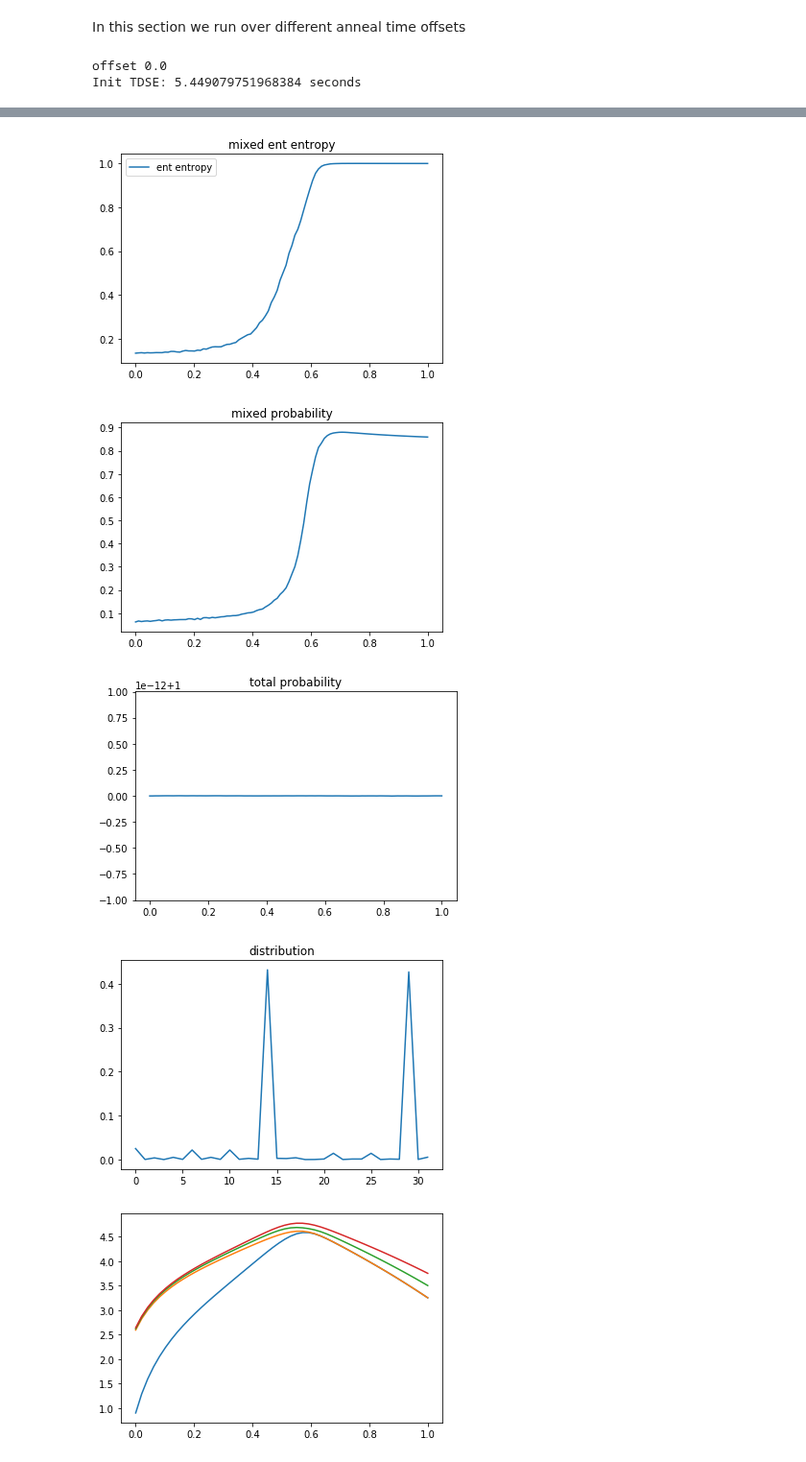
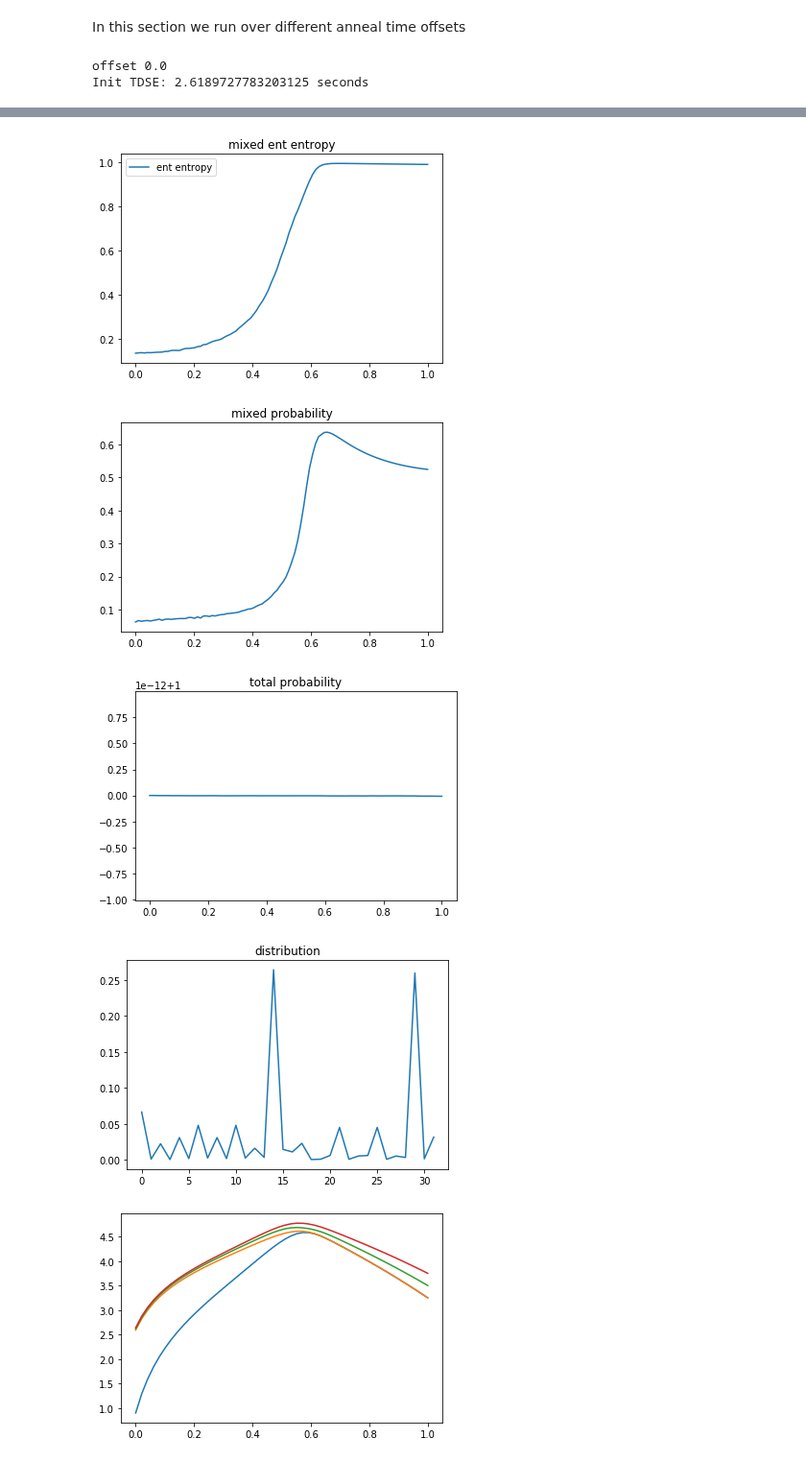
Before and after one commit to cchang5/quantum_linear_programming, a Jupyter notebook: notebooks/runs/run8.ipynb, the cells around one changed output, grey strips where cells are left out. Shown at 96% size. Drawn from its saved outputs; the diff is of its cells as text; code cells hidden in the pictures.

```diff
--- a/notebooks/runs/run8.ipynb
+++ b/notebooks/runs/run8.ipynb
@@ -147,7 +147,7 @@ pure_tdse = False
 
 mixed_tdse = True
 temp = 0.04
-gamma = 1/90 #1/300 # 1/ns
+gamma = 1/80 #1/300 # 1/ns
 # %% [markdown]
 ## Output parameters
 # %% [markdown]
@@ -169,7 +169,7 @@ In this section we run over different anneal time offsets
 
 # brute force solving time-dependent schrodinger equation to simulate quantum annealing for small systems
 result = dict()
-offset_min_list = [0.0]
+offset_min_list = [-0.04]
 Aoffset = 0
 
 for offset_min in offset_min_list:
@@ -388,7 +388,7 @@ for offset_min in offset_min_list:
         print(f"Pure Final Prob: {query.prob[-1]}")
 # %% [output]
 offset 0.0
-Init TDSE: 5.449079751968384 seconds
+Init TDSE: 2.6189727783203125 seconds
 [figure]
 Ising ground state energy: -23.72094
 Ising ground state
@@ -408,9 +408,9 @@ Mixed Final Prob: 0.8589576268560366
 hi is [-0.1875, 0.25, 0.25, -0.375, -0.1875]
 final state 01110
-[figure, old version]
+[figure, new version]
-[figure, old version]
+[figure, new version]
-[figure, old version]
+[figure, new version]
-[figure, old version]
+[figure, new version]
 # %%
 ### from scipy.sparse.linalg import eigsh
 from numpy.linalg import eigh
```
Also changed, not shown: parts of 1 cell of this notebook, 13 other files.
